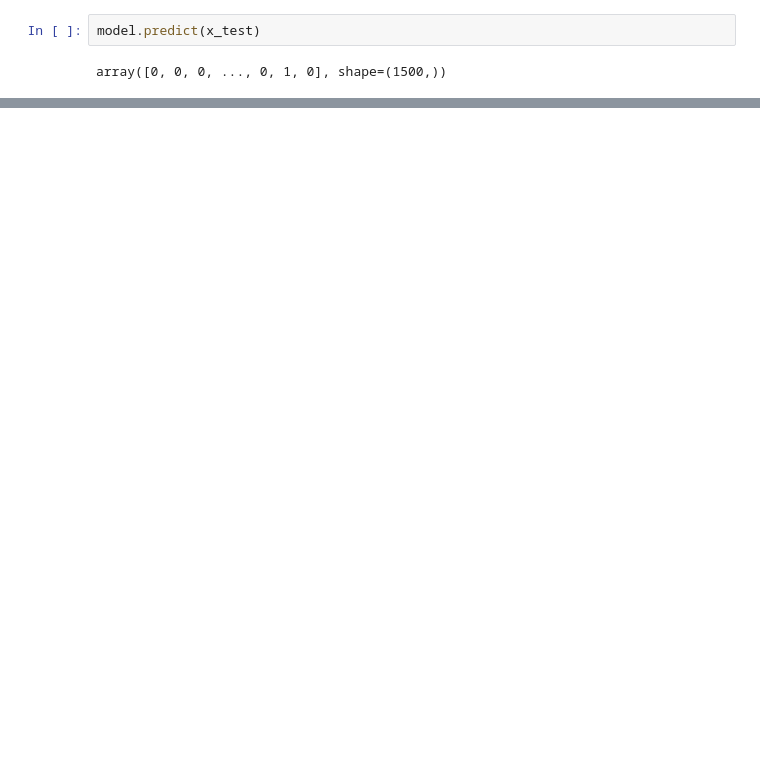
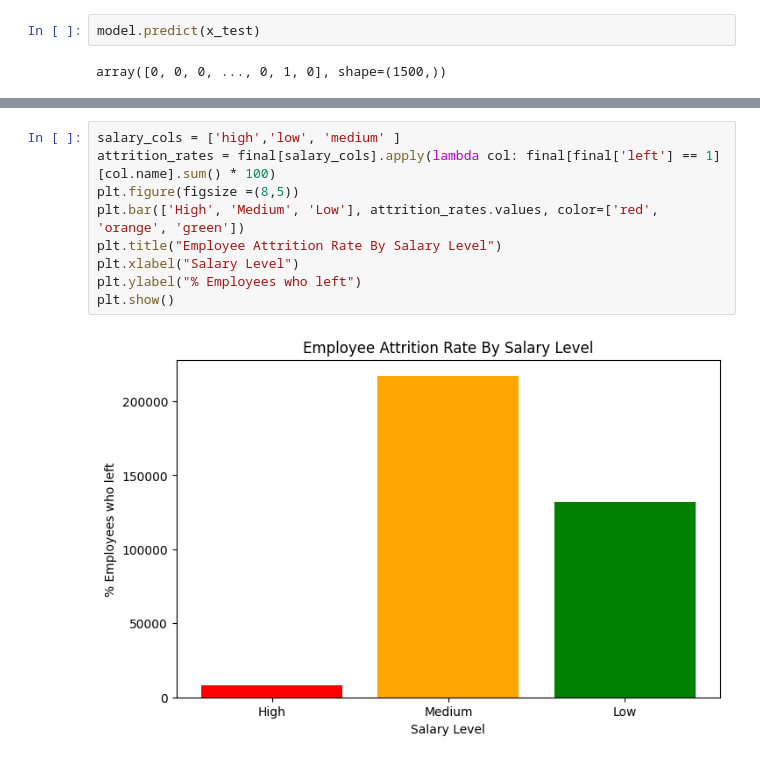
Before and after one commit to HJeandedieu/Machine-Learning, a Jupyter notebook: LogisticRegression/LogisticRegression_exercise.ipynb, the cells around one changed output, grey strips where cells are left out. Drawn from its saved outputs; the diff is of its cells as text; blank space fills up the shorter version.

Commit message:
Loaded python barchart data visualisation

```diff
--- a/LogisticRegression/LogisticRegression_exercise.ipynb
+++ b/LogisticRegression/LogisticRegression_exercise.ipynb
@@ -133,0 +146,11 @@ model.score(x_test, y_test)
+# %%
+salary_cols = ['high','low', 'medium' ]
+attrition_rates = final[salary_cols].apply(lambda col: final[final['left'] == 1][col.name].sum() * 100)
+plt.figure(figsize =(8,5))
+plt.bar(['High', 'Medium', 'Low'], attrition_rates.values, color=['red', 'orange', 'green'])
+plt.title("Employee Attrition Rate By Salary Level")
+plt.xlabel("Salary Level")
+plt.ylabel("% Employees who left")
+plt.show()
+# %% [output]
+[figure, added]
```
Also changed, not shown: parts of 7 cells of this notebook.
